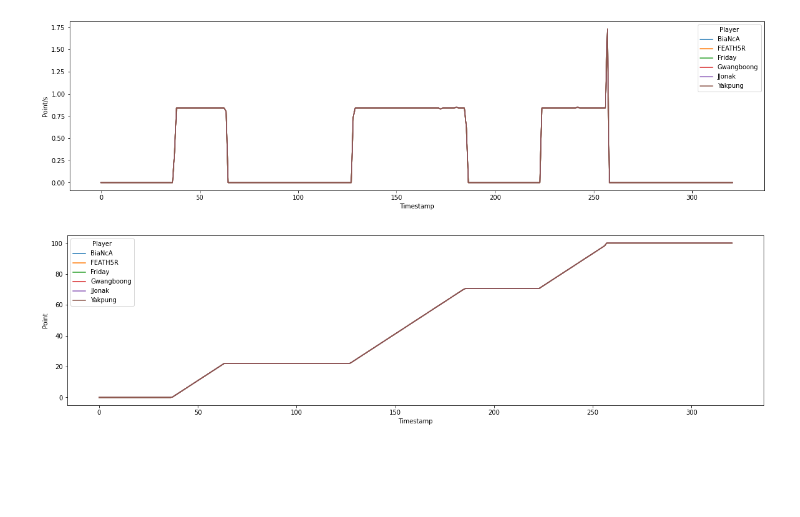
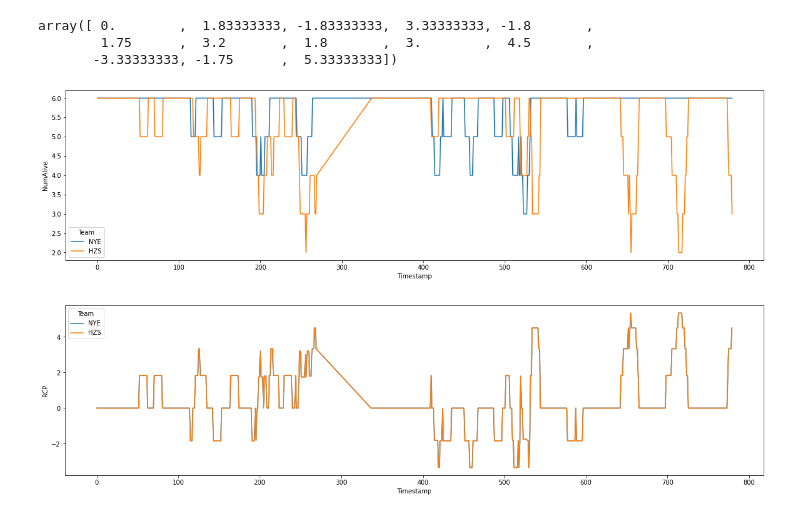
Before and after one commit to yongcheoljeong/owl-scrim_stat_log, a Jupyter notebook: scrim_stat_log.ipynb, the cells around one changed output. Cells and saved outputs as stored; diff of their text form; code cells hidden in the pictures; blank space fills up the shorter version.

Commit message:
fix TraditionalStat.NumAlive and AdvancedStat.RCPv1

```diff
--- a/scrim_stat_log.ipynb
+++ b/scrim_stat_log.ipynb
@@ -216,6 +217,7 @@ class ScrimLog():
         self.set_index()
         self.set_WorkshopStat()
         self.set_TraditionalStat()
+        self.set_AdvancedStat()
         self.set_df_merge()
 
     def set_directory(self):
@@ -279,6 +281,8 @@ class ScrimLog():
         df_TraditionalStat = Cooldown2Percent(df_TraditionalStat).get_df_result()
         # HealthPercent
         # df_TraditionalStat = HealthPercent(df_TraditionalStat).get_df_result() # Health column 추가되면 진행
+        # NumAlive
+        df_TraditionalStat = NumAlive(df_TraditionalStat).get_df_result()
 
         # stat/s
         '''
@@ -292,12 +296,12 @@ class ScrimLog():
             hero_col = df_init.set_index(grouping)['Hero']
             df_group = df_init.groupby(by=grouping).sum()
             dx = df_group.groupby([x for x in grouping if x != 'Timestamp']).diff().fillna(0)
-            display(dx)
             df_merge = pd.merge(df_group, dx, how='outer', left_index=True, right_index=True, suffixes=('', '/s'))
             df_merge = pd.merge(df_merge, hero_col, how='outer', left_index=True, right_index=True) # add hero_col
 
             return df_merge
 
+        # calculate dx table and merge
         df_TraditionalStat = diff_stat(df_input=df_TraditionalStat)
 
         # indexing
@@ -309,7 +313,14 @@ class ScrimLog():
         pass
 
     def set_AdvancedStat(self):
-        pass
+        # RCP
+        df_AdvancedStat = RCPv1(self.df_TraditionalStat).get_df_result()
+
+
+        # indexing
+        df_AdvancedStat = df_AdvancedStat.groupby(by=self.idx_col).sum()
+
+        self.df_AdvancedStat = df_AdvancedStat
 
     def set_df_merge(self):
         # team names
@@ -493,12 +504,14 @@ class ScrimLog():
     def export_to_csv(self):
         self.df_merge.to_csv(f'results/{scrim.csvname}')
 # %%
-filename = '20210323_01_VAL_Lijang Tower'
+filename = '20210325_01_HZS_Dorado'
 scrim = ScrimLog(filename)
 df_WorkshopStat = scrim.df_WorkshopStat
 df_TraditionalStat = scrim.df_TraditionalStat
+df_AdvancedStat = scrim.df_AdvancedStat
 display(df_WorkshopStat)
-display(df_TraditionalStat)
+display(df_TraditionalStat[['NumAlive']])
+display(df_AdvancedStat[['RCP']])
 # %% [output]
 A value is trying to be set on a copy of a slice from a DataFrame.
 Try using .loc[row_indexer,col_indexer] = value instead
@@ -564,13 +603,19 @@ See the caveats in the documentation: https://pandas.pydata.org/pandas-docs/stab
+# %%
+df_AdvancedStat['RCP'].unique()
+# %% [output]
+array([ 0.        ,  1.83333333, -1.83333333,  3.33333333, -1.8       ,
+        1.75      ,  3.2       ,  1.8       ,  3.        ,  4.5       ,
+       -3.33333333, -1.75      ,  5.33333333])
 # %%
 plt.figure(figsize=(20,5))
-sns.lineplot(x='Timestamp', y='Point/s', data=df_TraditionalStat.xs((0, 'NYE'), level=['Section', 'Team']), hue='Player')
+sns.lineplot(x='Timestamp', y='NumAlive', data=df_TraditionalStat.xs(0, level='Section'), hue='Team')
 plt.show()
 plt.figure(figsize=(20,5))
-sns.lineplot(x='Timestamp', y='Point', data=df_TraditionalStat.xs((0, 'NYE'), level=['Section', 'Team']), hue='Player')
+sns.lineplot(x='Timestamp', y='RCP', data=df_AdvancedStat.xs(0, level='Section'), hue='Team')
 plt.show()
 # %% [output]
-[figure, old version]
+[figure, new version]
-[figure, old version]
+[figure, new version]
 # %%
 filename = '20210318_02_O2B_Oasis'
 scrim = ScrimLog(filename)
```
Also changed, not shown: parts of 2 cells of this notebook, 3 other files.
